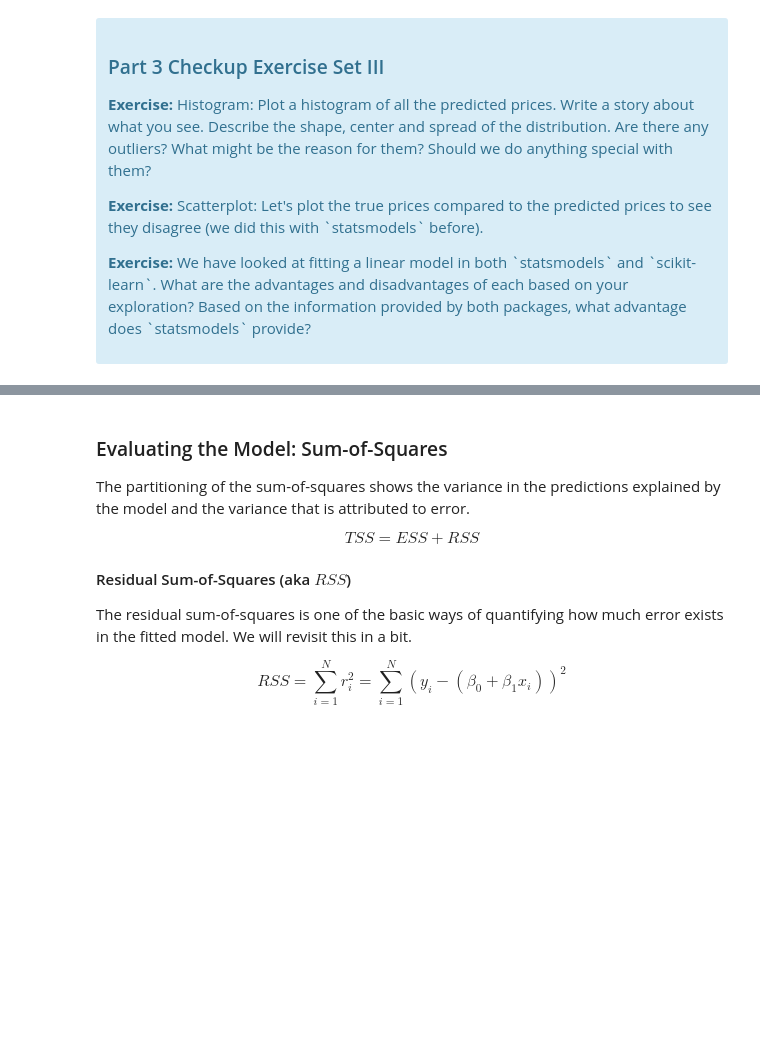
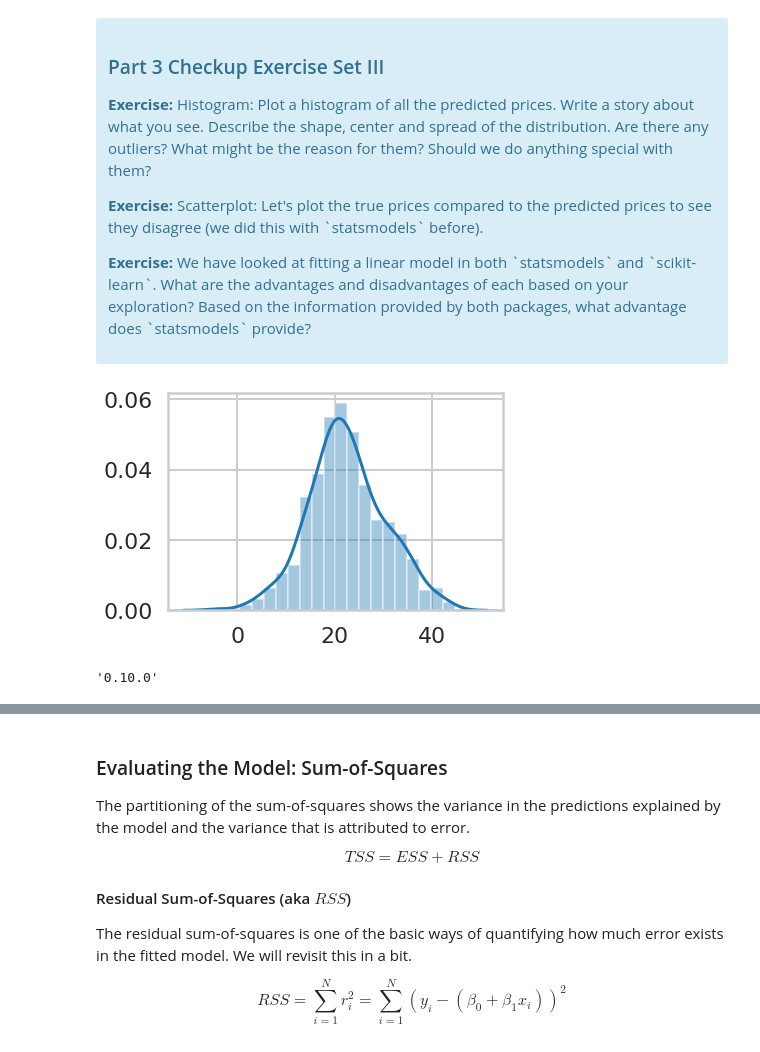
Before and after one commit to shabnami/Data-Science, a Jupyter notebook: linear_regression_project/Mini_Project_Linear_Regression.ipynb, the cells around one changed output, grey strips where cells are left out. Cells and saved outputs as stored; diff of their text form; code cells hidden in the pictures; blank space fills up the shorter version.

Commit message:
fixing stat issue

```diff
--- a/linear_regression_project/Mini_Project_Linear_Regression.ipynb
+++ b/linear_regression_project/Mini_Project_Linear_Regression.ipynb
@@ -548,0 +574,12 @@ lm.predict(X)[0:5]
+# %%
+# your turn
+from scipy import stats
+Yhat=lm.predict(X)
+sns.distplot(Yhat)
+plt.show()
+# %% [output]
+[figure, added]
+# %%
+sns.__version__
+# %% [output]
+'0.10.0'
```
Also changed, not shown: parts of 36 cells of this notebook, 1 other file.
